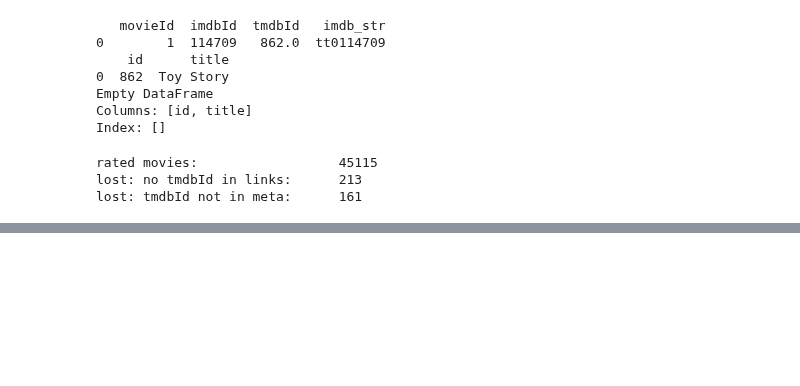
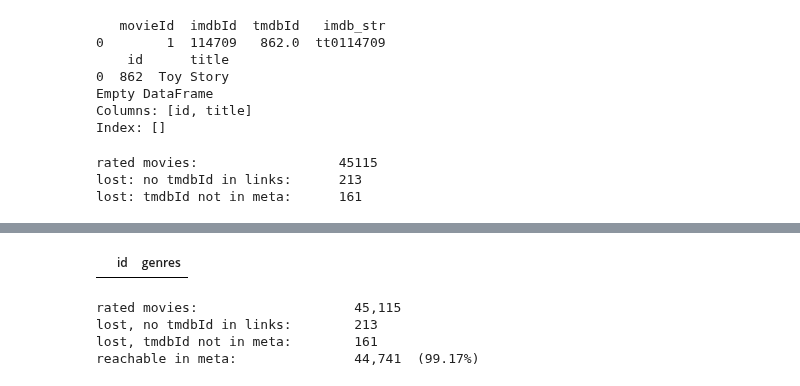
Before and after one commit to anushka-rodrigo/Movie-Intelligence, a Jupyter notebook: src/notebooks/stage1_data_investigation.ipynb, the cells around one changed output, grey strips where cells are left out. Drawn from its saved outputs; the diff is of its cells as text; code cells hidden in the pictures; blank space fills up the shorter version.

```diff
--- a/src/notebooks/stage1_data_investigation.ipynb
+++ b/src/notebooks/stage1_data_investigation.ipynb
@@ -383,0 +392,31 @@ lost: tmdbId not in meta:      161
+# %%
+# do list/dict columns actually parse
+def try_parse(s):
+    if pd.isna(s):
+        return "missing"
+    try:
+        json.loads(s)                 # strict JSON (double quotes)
+        return "json_ok"
+    except Exception:
+        pass
+    try:
+        ast.literal_eval(s)           # Python-style (single quotes), safe, unlike eval()
+        return "python_literal_ok"
+    except Exception:
+        return "fails"
+
+targets = [
+    (credits,  "credits",  "cast"),
+    (credits,  "credits",  "crew"),
+    (keywords, "keywords", "keywords"),
+    (meta,     "meta",     "genres"),
+    (meta,     "meta",     "production_companies"),
+    (meta,     "meta",     "production_countries"),
+    (meta,     "meta",     "spoken_languages"),
+    (meta,     "meta",     "belongs_to_collection"),
+]
+
+parse_results = {}
+for df, name, col in targets:
+    parse_results[(name, col)] = df[col].map(try_parse)
+    print(f"{name}.{col:24}", parse_results[(name, col)].value_counts().to_dict())
@@ -383,0 +432,31 @@ lost: tmdbId not in meta:      161
+# %%
+res = parse_results[("meta", "genres")]
+meta.loc[res == "fails", ["id", "genres"]].head()
+# %% [output]
+|  | id | genres |
+# %%
+# how many rated movies can reach metadata
+rated = pd.DataFrame({"movieId": ratings["movieId"].unique()})
+bridge = links[["movieId", "tmdbId"]]
+
+step1 = rated.merge(bridge, on="movieId", how="left")
+assert len(step1) == len(rated), "merge changed the row count!"   # row-count check
+
+lost_no_tmdb = step1["tmdbId"].isna().sum()
+
+step2 = step1.dropna(subset=["tmdbId"]).copy()
+step2["tmdbId"] = step2["tmdbId"].astype(int)
+in_meta = step2["tmdbId"].isin(meta_ids)
+
+lost_not_in_meta = (~in_meta).sum()
+reachable = in_meta.sum()
+
+print(f"rated movies:                    {len(rated):,}")
+print(f"lost, no tmdbId in links:        {lost_no_tmdb:,}")
+print(f"lost, tmdbId not in meta:        {lost_not_in_meta:,}")
+print(f"reachable in meta:               {reachable:,}  ({reachable/len(rated):.2%})")
+# %% [output]
+rated movies:                    45,115
+lost, no tmdbId in links:        213
+lost, tmdbId not in meta:        161
+reachable in meta:               44,741  (99.17%)
```
Also changed, not shown: parts of 15 cells of this notebook.
